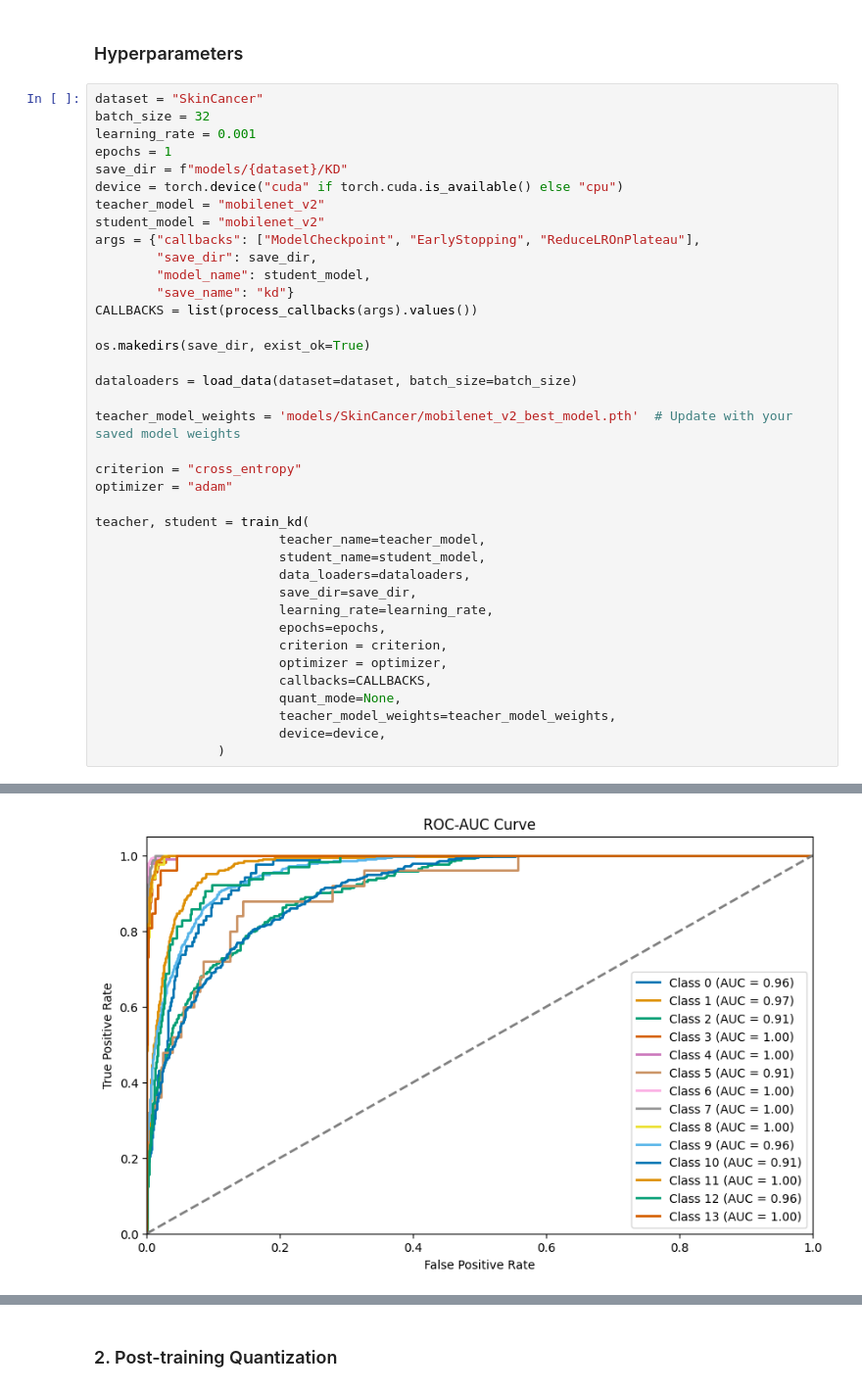
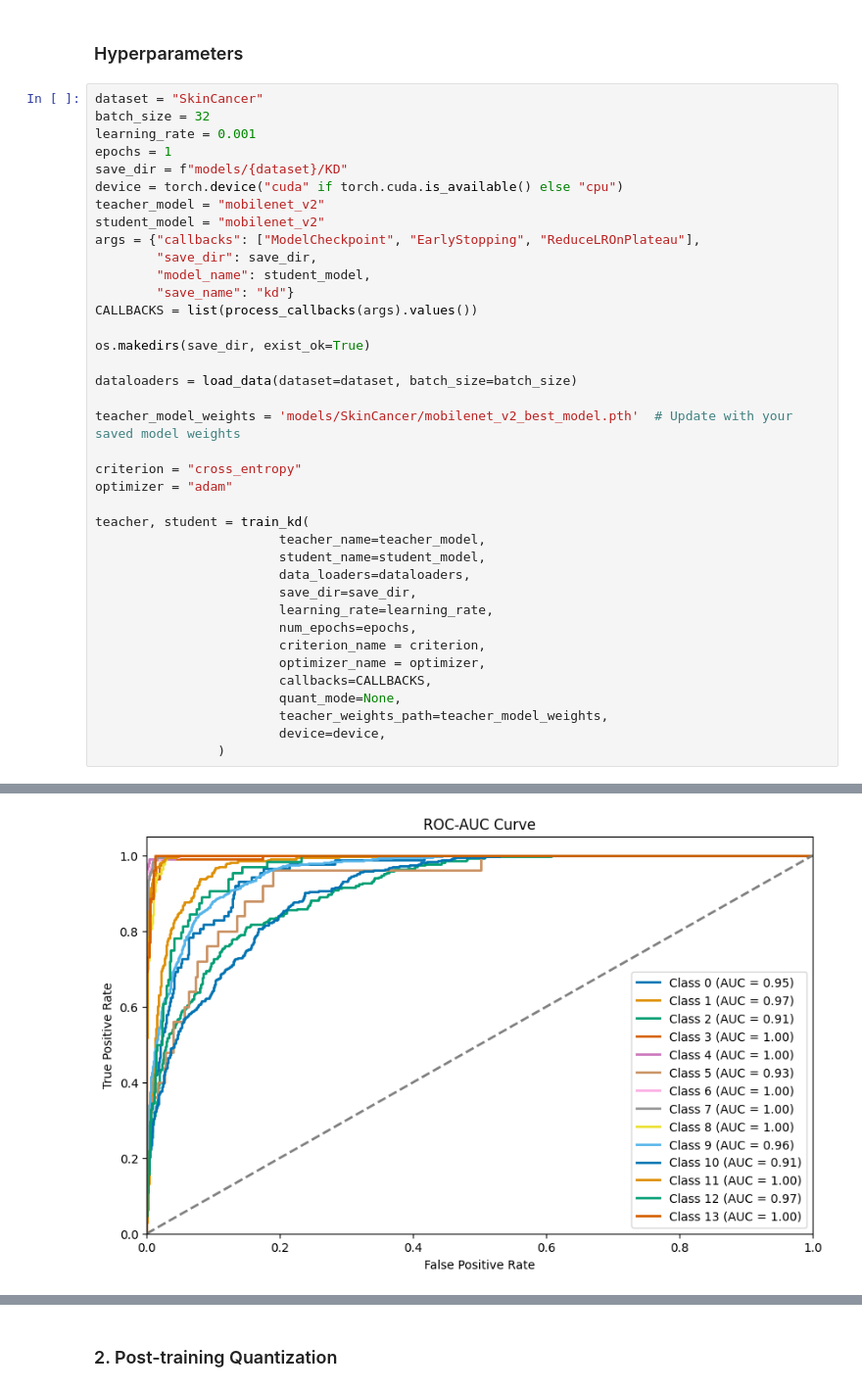
Before and after one commit to JeanSanchezFelix/Hierarchical-Selective-Orchid-Classification, a Jupyter notebook: Post_training_quant.ipynb, the cells around one changed output, grey strips where cells are left out. Shown: that part at 98% size. Cells and saved outputs as stored; diff of their text form.

```diff
--- a/Post_training_quant.ipynb
+++ b/Post_training_quant.ipynb
@@ -63,12 +63,12 @@ teacher, student = train_kd(
                         data_loaders=dataloaders,
                         save_dir=save_dir,
                         learning_rate=learning_rate,
-                        epochs=epochs,
-                        criterion = criterion,
-                        optimizer = optimizer,
+                        num_epochs=epochs,
+                        criterion_name = criterion,
+                        optimizer_name = optimizer,
                         callbacks=CALLBACKS,
                         quant_mode=None,
-                        teacher_model_weights=teacher_model_weights,
+                        teacher_weights_path=teacher_model_weights,
                         device=device,
                 )
 # %% [output]
@@ -95 +95 @@ teacher, student = train_kd(
-[figure, old version]
+[figure, new version]
```
Also changed, not shown: parts of 2 cells of this notebook, 5 other files.
